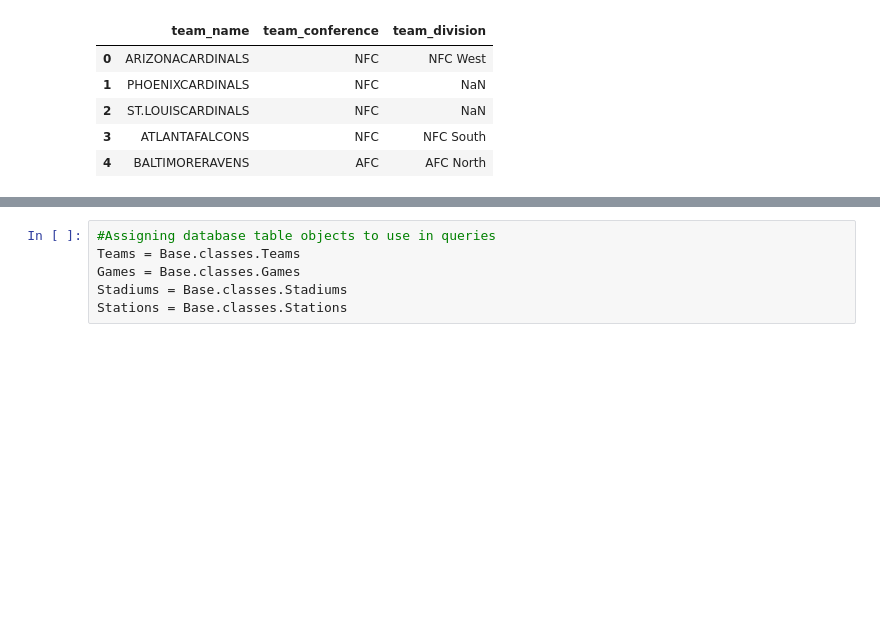
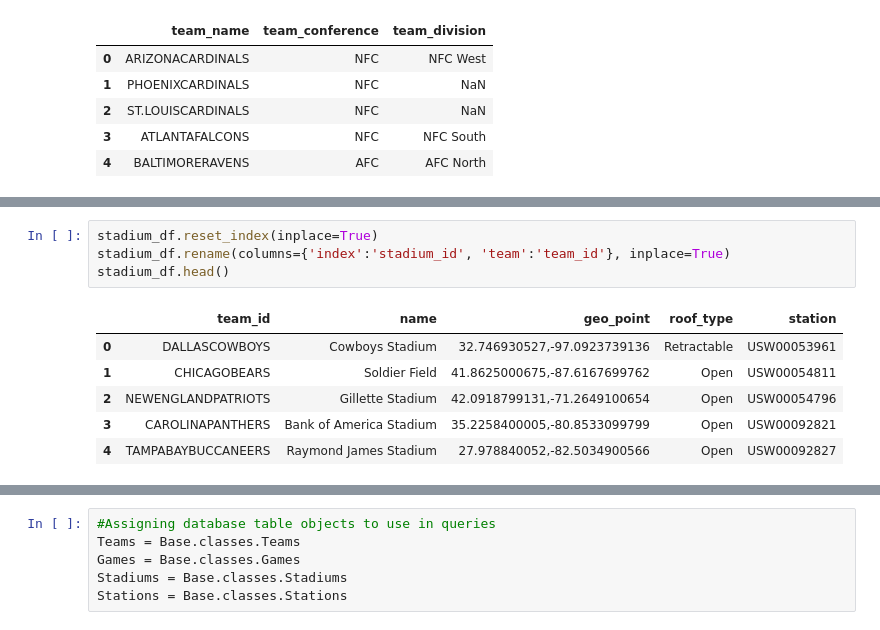
Before and after one commit to KevinKillman/ETL-Project, a Jupyter notebook: main_program.ipynb, the cells around one changed output, grey strips where cells are left out. Saved outputs shown, nothing was run; the diff lists cells and outputs as text; blank space fills up the shorter version.

```diff
--- a/main_program.ipynb
+++ b/main_program.ipynb
@@ -195,0 +188,11 @@ teams_df.columns = column_list
+# %%
+stadium_df.reset_index(inplace=True)
+stadium_df.rename(columns={'index':'stadium_id', 'team':'team_id'}, inplace=True)
+stadium_df.head()
+# %% [output]
+|  | team_id | name | geo_point | roof_type | station |
+| 0 | DALLASCOWBOYS | Cowboys Stadium | 32.746930527,-97.0923739136 | Retractable | USW00053961 |
+| 1 | CHICAGOBEARS | Soldier Field | 41.8625000675,-87.6167699762 | Open | USW00054811 |
+| 2 | NEWENGLANDPATRIOTS | Gillette Stadium | 42.0918799131,-71.2649100654 | Open | USW00054796 |
+| 3 | CAROLINAPANTHERS | Bank of America Stadium | 35.2258400005,-80.8533099799 | Open | USW00092821 |
+| 4 | TAMPABAYBUCCANEERS | Raymond James Stadium | 27.978840052,-82.5034900566 | Open | USW00092827 |
```
Also changed, not shown: parts of 7 cells of this notebook, 2 other files.
